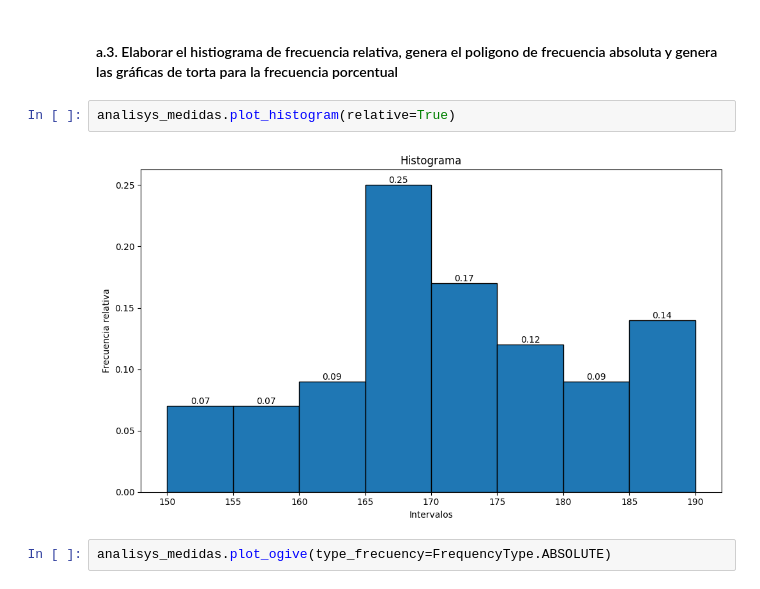
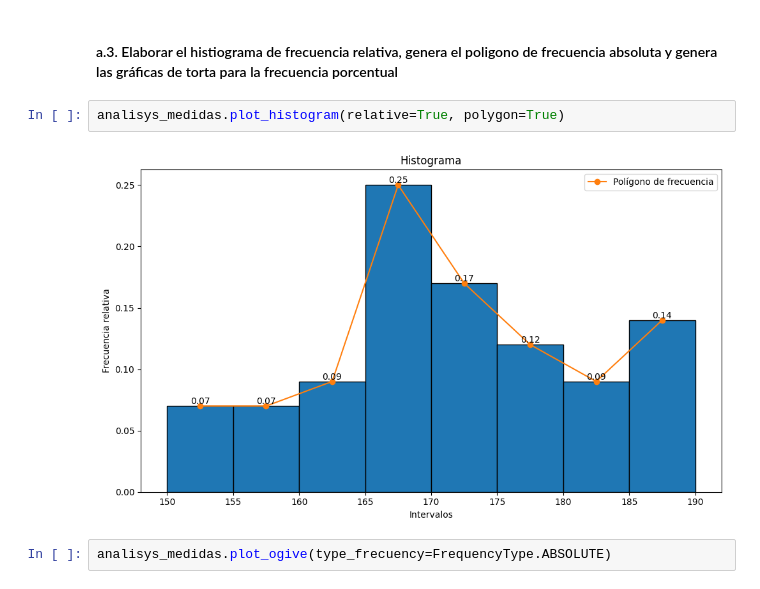
Before and after one commit to pranthony/estadistic, a Jupyter notebook: notebooks/examen_g2.ipynb, the cells around one changed output. Drawn from its saved outputs; the diff is of its cells as text.

```diff
--- a/notebooks/examen_g2.ipynb
+++ b/notebooks/examen_g2.ipynb
@@ -62,9 +62,9 @@ Estos datos podrían ser útiles para la optimización de recursos, decisiones d
 # %% [markdown]
 #### a.3. Elaborar el histiograma de frecuencia relativa, genera el poligono de frecuencia absoluta y genera las gráficas de torta para la frecuencia porcentual
 # %%
-analisys_medidas.plot_histogram(relative=True)
+analisys_medidas.plot_histogram(relative=True, polygon=True)
 # %% [output]
-[figure, old version]
+[figure, new version]
 # %%
 analisys_medidas.plot_ogive(type_frecuency=FrequencyType.ABSOLUTE)
 # %% [output]
```
Also changed, not shown: 9 other files.
